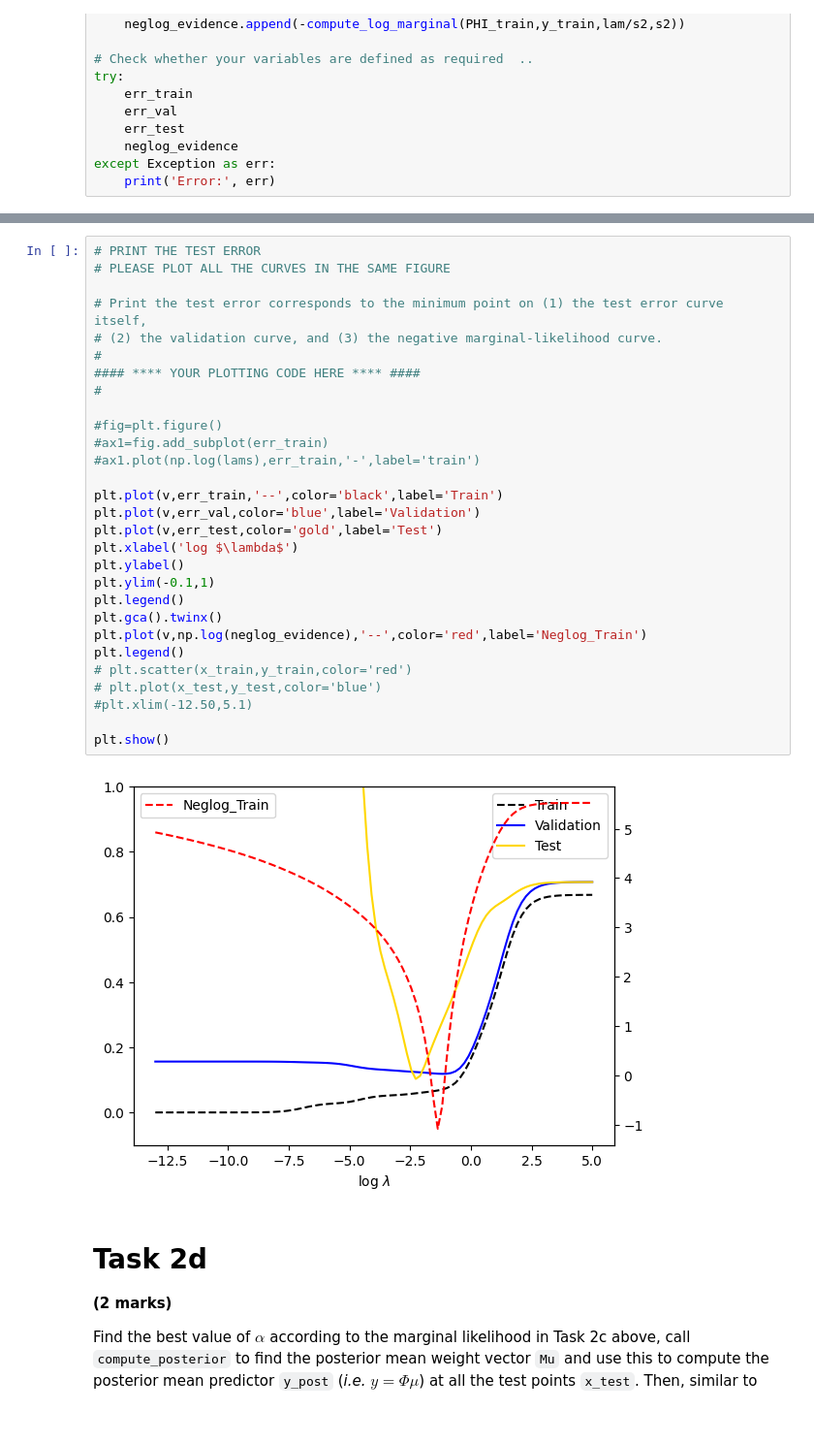
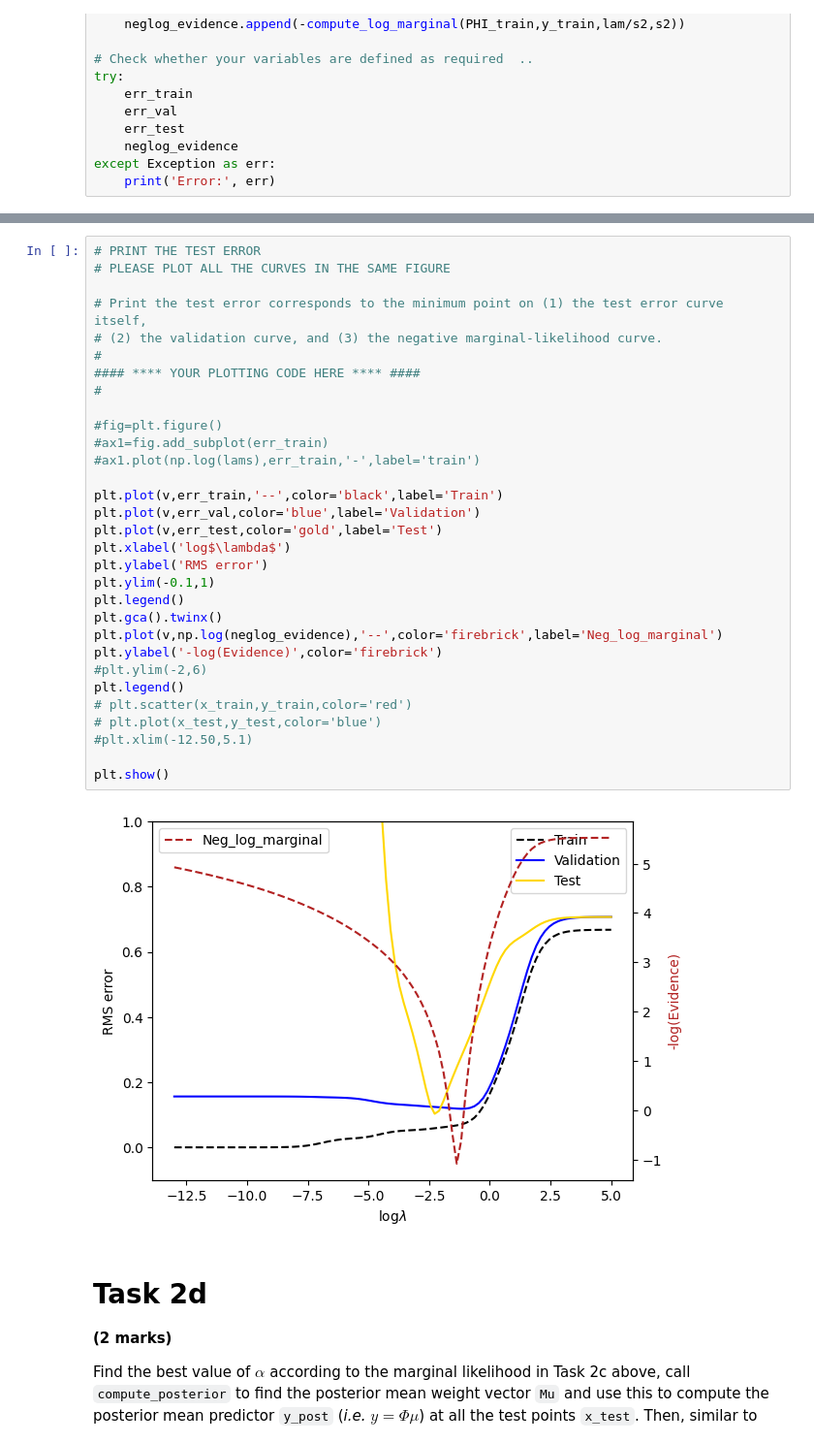
Before and after one commit to rwitobaansheikh/Bayesian_ML, a Jupyter notebook: Coursework/Coursework Zip File (Deadline 8pm, March 22th, 2024)-20240227/Coursework Part 1 2024/CW Part 1/BML_Coursework_Part1.ipynb, the cells around one changed output, grey strips where cells are left out. Shown at 97% size. Saved outputs shown, nothing was run; the diff lists cells and outputs as text.

```diff
--- a/Coursework/Coursework Zip File (Deadline 8pm, March 22th, 2024)-20240227/Coursework Part 1 2024/CW Part 1/BML_Coursework_Part1.ipynb
+++ b/Coursework/Coursework Zip File (Deadline 8pm, March 22th, 2024)-20240227/Coursework Part 1 2024/CW Part 1/BML_Coursework_Part1.ipynb
@@ -409,34 +409,36 @@ array([ 4.92743666,  4.9090701 ,  4.89035989,  4.87129293,  4.85185534,
 # %%
 # PRINT THE TEST ERROR
 # PLEASE PLOT ALL THE CURVES IN THE SAME FIGURE
 
 # Print the test error corresponds to the minimum point on (1) the test error curve itself,
 # (2) the validation curve, and (3) the negative marginal-likelihood curve.
 #
 #### **** YOUR PLOTTING CODE HERE **** ####
 #
 
 #fig=plt.figure()
 #ax1=fig.add_subplot(err_train)
 #ax1.plot(np.log(lams),err_train,'-',label='train')
 
 plt.plot(v,err_train,'--',color='black',label='Train')
 plt.plot(v,err_val,color='blue',label='Validation')
 plt.plot(v,err_test,color='gold',label='Test')
-plt.xlabel('log $\lambda$')
-plt.ylabel()
+plt.xlabel('log$\lambda$')
+plt.ylabel('RMS error')
 plt.ylim(-0.1,1)
 plt.legend()
 plt.gca().twinx()
-plt.plot(v,np.log(neglog_evidence),'--',color='red',label='Neglog_Train')
+plt.plot(v,np.log(neglog_evidence),'--',color='firebrick',label='Neg_log_marginal')
+plt.ylabel('-log(Evidence)',color='firebrick')
+#plt.ylim(-2,6)
 plt.legend()
 # plt.scatter(x_train,y_train,color='red')
 # plt.plot(x_test,y_test,color='blue')
 #plt.xlim(-12.50,5.1)
 
 plt.show()
 # %% [output]
-[figure, old version]
+[figure, new version]
 # %% [markdown]
 # Task 2d
 **(2 marks)**
```
Also changed, not shown: parts of 4 cells of this notebook.
